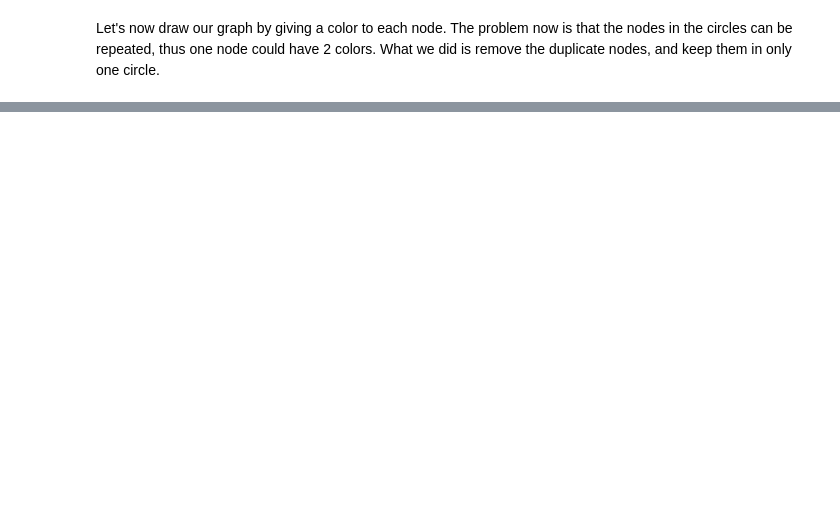
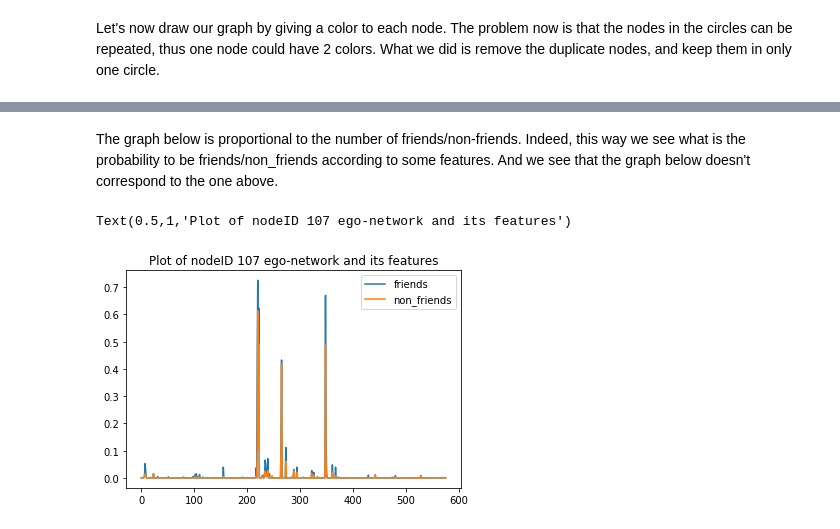
Before and after one commit to GonxheIdrizi/ProjectGraphVizualisation, a Jupyter notebook: Facebook.ipynb, the cells around one changed output, grey strips where cells are left out. Cells and saved outputs as stored; diff of their text form; code cells hidden in the pictures; blank space fills up the shorter version.

```diff
--- a/Facebook.ipynb
+++ b/Facebook.ipynb
@@ -258,0 +352,8 @@ draw_cycles(G_cycle)
+# %%
+#Create graph and edges
+g = nx.Graph()
+with open(edges107, 'r') as f:
+    for string in f:
+        edge = string.split(" ")
+        edge[1] = edge[1][:-1]
+        g.add_edge(int(edge[0]), int(edge[1]))
@@ -258,0 +399,12 @@ draw_cycles(G_cycle)
+# %% [markdown]
+The graph below is proportional to the number of friends/non-friends. Indeed, this way we see what is the probability to be friends/non_friends according to some features. And we see that the graph below  doesn't correspond to the one above.
+# %%
+f1 = [x/len(g_friends.edges) for x in vec_friends]
+plt.plot(f1, label = "friends")
+f2 = [x/len(g_non_friends.edges) for x in vec_non_friends]
+plt.plot(f2, label = "non_friends")
+plt.legend()
+plt.title("Plot of nodeID 107 ego-network and its features")
+# %% [output]
+Text(0.5,1,'Plot of nodeID 107 ego-network and its features')
+[figure, added]
```
Also changed, not shown: parts of 34 cells of this notebook.
